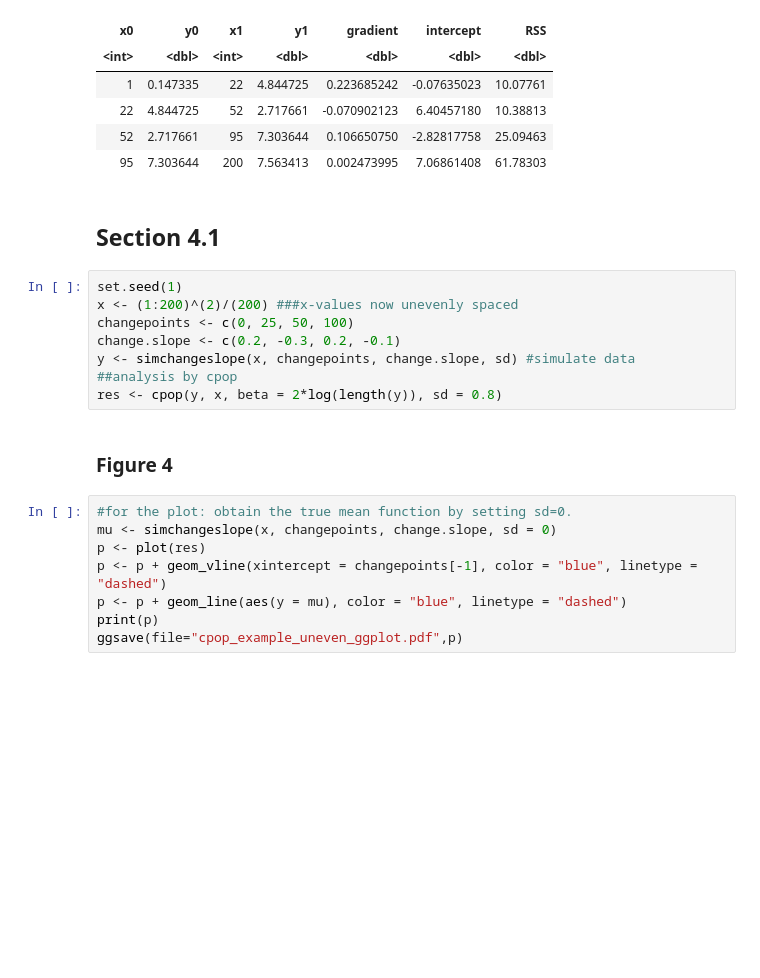
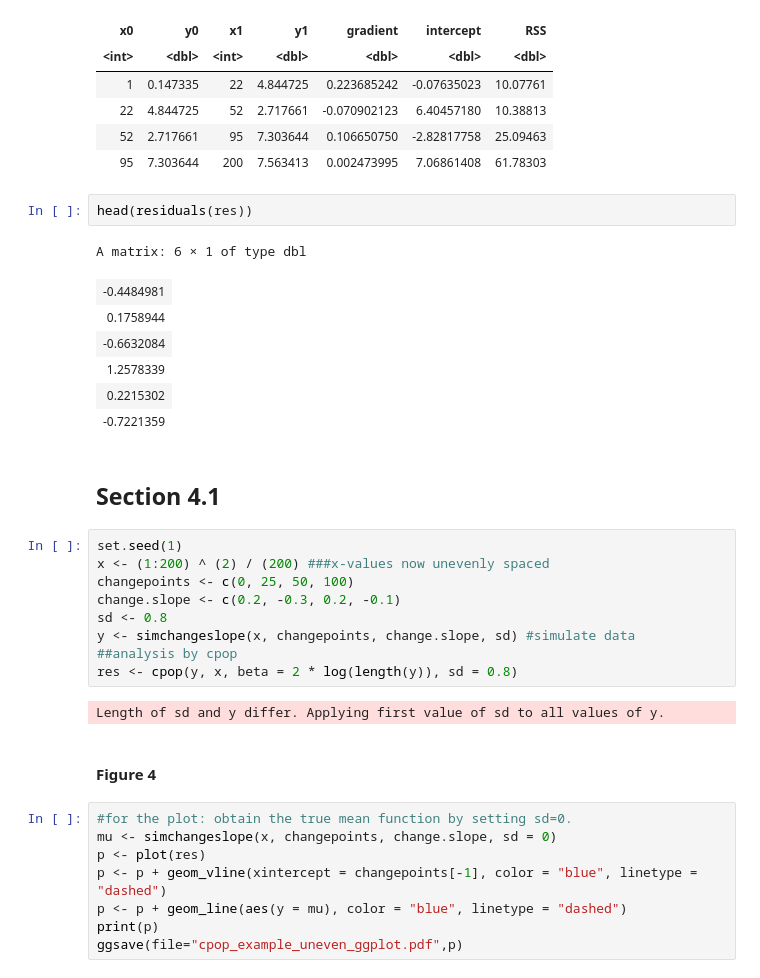
Before and after one commit to grosed/cpop-paper, a Jupyter notebook: notebooks/reproduction-script.ipynb, the cells around one changed output. Saved outputs shown, nothing was run; the diff lists cells and outputs as text; blank space fills up the shorter version.

```diff
--- a/notebooks/reproduction-script.ipynb
+++ b/notebooks/reproduction-script.ipynb
@@ -236,18 +279,31 @@ A data.frame: 4 × 7
 | 22 | 4.844725 | 52 | 2.717661 | -0.070902123 | 6.40457180 | 10.38813 |
 | 52 | 2.717661 | 95 | 7.303644 | 0.106650750 | -2.82817758 | 25.09463 |
 | 95 | 7.303644 | 200 | 7.563413 | 0.002473995 | 7.06861408 | 61.78303 |
+# %%
+head(residuals(res))
+# %% [output]
+A matrix: 6 × 1 of type dbl
+| -0.4484981 |
+| 0.1758944 |
+| -0.6632084 |
+| 1.2578339 |
+| 0.2215302 |
+| -0.7221359 |
 # %% [markdown]
 ## Section 4.1
 # %%
 set.seed(1)
-x <- (1:200)^(2)/(200) ###x-values now unevenly spaced
+x <- (1:200) ^ (2) / (200) ###x-values now unevenly spaced
 changepoints <- c(0, 25, 50, 100)
 change.slope <- c(0.2, -0.3, 0.2, -0.1)
+sd <- 0.8
 y <- simchangeslope(x, changepoints, change.slope, sd) #simulate data
 ##analysis by cpop
-res <- cpop(y, x, beta = 2*log(length(y)), sd = 0.8)
+res <- cpop(y, x, beta = 2 * log(length(y)), sd = 0.8)
+# %% [output]
+Length of sd and y differ. Applying first value of sd to all values of y.
 # %% [markdown]
-### Figure 4
+#### Figure 4
 # %%
 #for the plot: obtain the true mean function by setting sd=0.
 mu <- simchangeslope(x, changepoints, change.slope, sd = 0)
```
Also changed, not shown: parts of 57 cells of this notebook.
